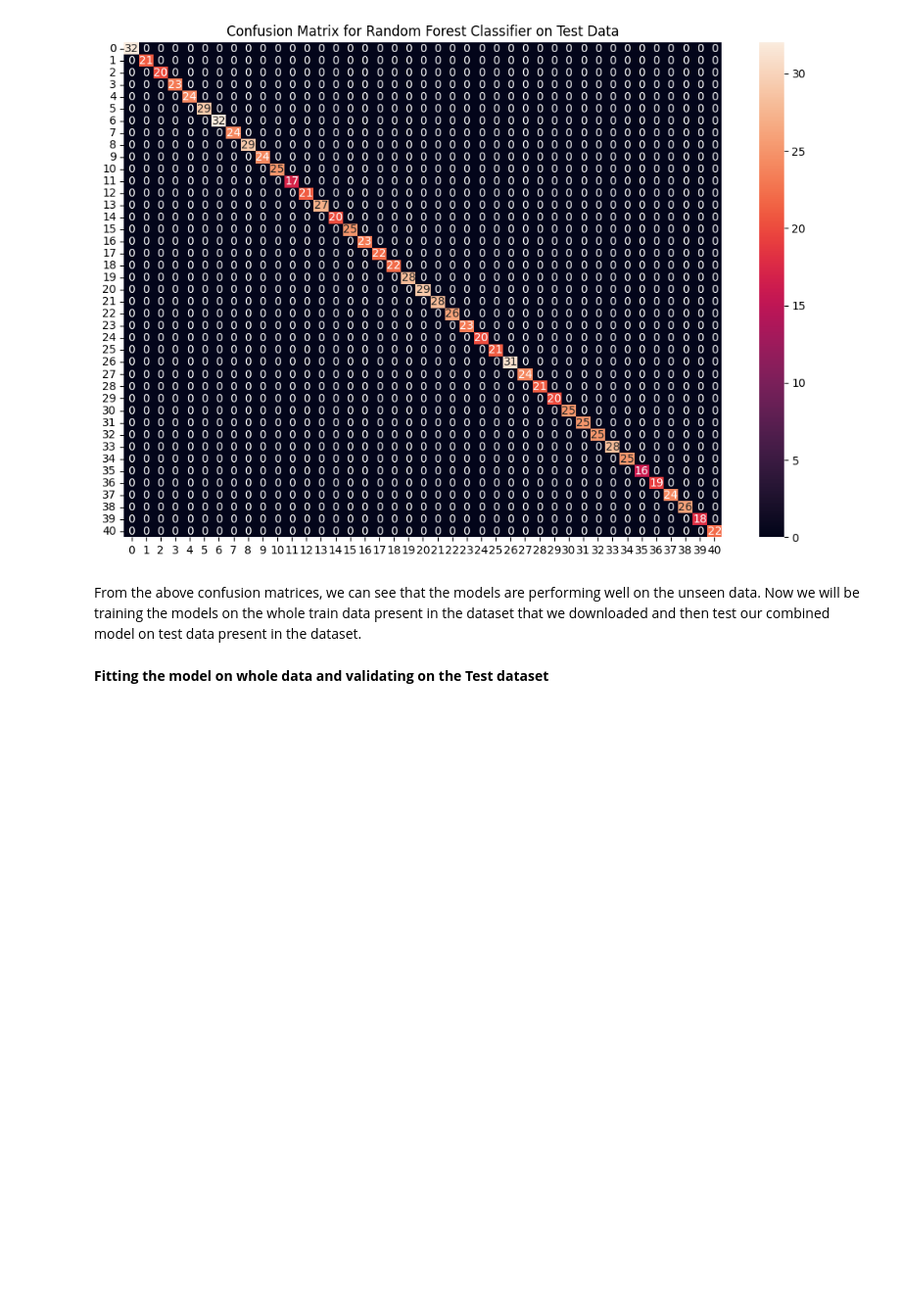
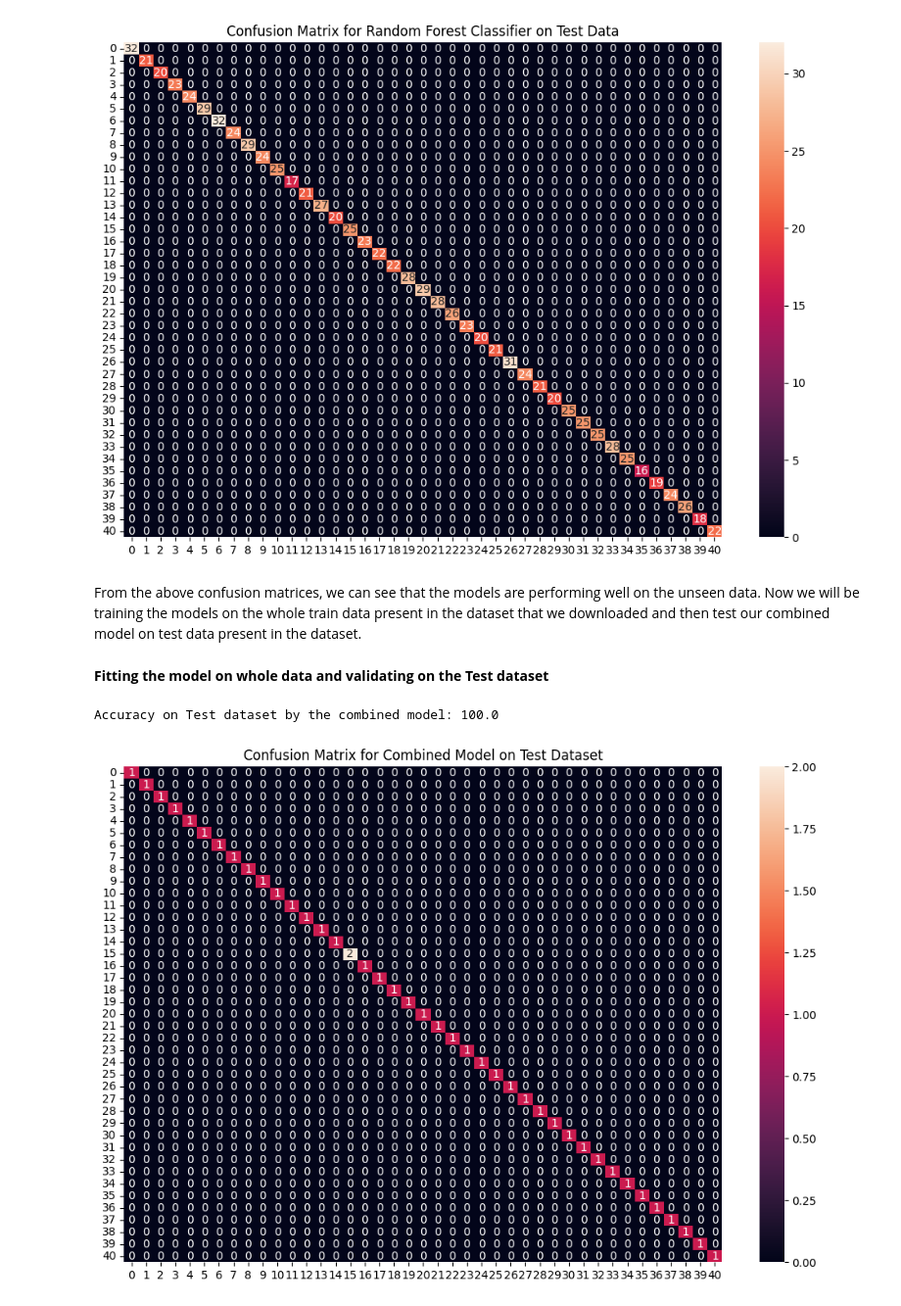
Before and after one commit to saru254/Disease-Prediction-using-Machine-Learning, a Jupyter notebook: disease-prediction-using-ml.ipynb, the cells around one changed output. Shown at 98% size. Cells and saved outputs as stored; diff of their text form; code cells hidden in the pictures; blank space fills up the shorter version.

Commit message:
Kaggle Notebook | disease prediction using ML | Version 9

```diff
--- a/disease-prediction-using-ml.ipynb
+++ b/disease-prediction-using-ml.ipynb
@@ -165,3 +165,39 @@ From the above confusion matrices, we can see that the models are performing wel
 Now we will be training the models on the whole train data present in the dataset that we downloaded and then test our combined model on test data present in the dataset.
 # %% [markdown]
 **Fitting the model on whole data and validating on the Test dataset**
+# %%
+#training the models on whole data
+final_svm_model = SVC()
+final_nb_model = GaussianNB()
+final_rf_model = RandomForestClassifier(random_state=18)
+final_svm_model.fit(X, y)
+final_nb_model.fit(X, y)
+final_rf_model.fit(X, y)
+
+#reading the test data
+test_data = pd.read_csv("/kaggle/input/training-and-test-datatset/dataset/Testing.csv").dropna(axis=1)
+
+test_X = test_data.iloc[:, :-1]
+test_Y = encoder.transform(test_data.iloc[:, -1])
+
+# Making prediction by take mode of predictions
+# made by all the classifiers
+svm_preds = final_svm_model.predict(test_X)
+nb_preds = final_nb_model.predict(test_X)
+rf_preds = final_rf_model.predict(test_X)
+
+# Finding mode predictions
+final_preds, _ = mode([svm_preds, nb_preds, rf_preds])
+
+print(f"Accuracy on Test dataset by the combined model\
+: {accuracy_score(test_Y, final_preds)*100}")
+
+cf_matrix = confusion_matrix(test_Y, final_preds)
+plt.figure(figsize=(12,8))
+
+sns.heatmap(cf_matrix, annot = True)
+plt.title("Confusion Matrix for Combined Model on Test Dataset")
+plt.show()
+# %% [output]
+Accuracy on Test dataset by the combined model: 100.0
+[figure, added]
```
